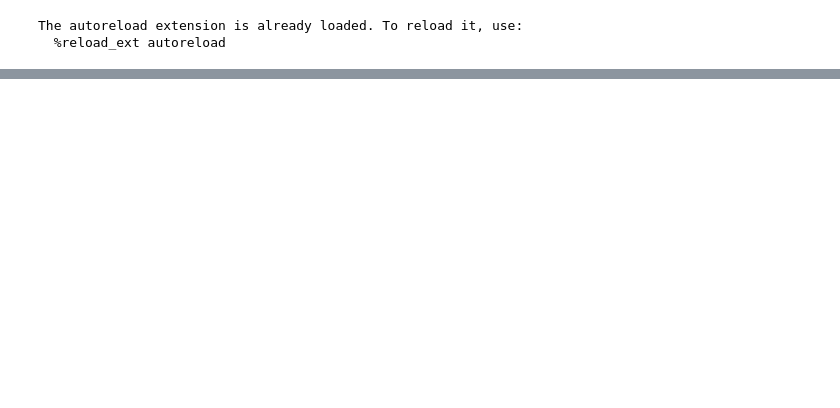
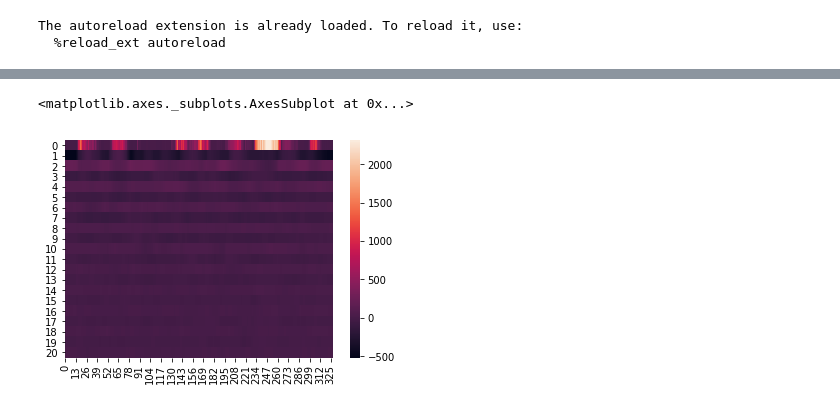
Before and after one commit to flembr/affect_recognition_hci, a Jupyter notebook: Overview.ipynb, the cells around one changed output, grey strips where cells are left out. Saved outputs shown, nothing was run; the diff lists cells and outputs as text; code cells hidden in the pictures; blank space fills up the shorter version.

```diff
--- a/Overview.ipynb
+++ b/Overview.ipynb
@@ -28,0 +17,2 @@ Recording('03a01Nc').df_tags
+# %%
+rec = Recording('03a01Fa')
@@ -28,0 +59,5 @@ Recording('03a01Nc').df_tags
+# %%
+sns.heatmap(rec.get_mfcc())
+# %% [output]
+<matplotlib.axes._subplots.AxesSubplot at 0x...>
+[figure, added]
```
Also changed, not shown: parts of 7 cells of this notebook, 5 other files.
